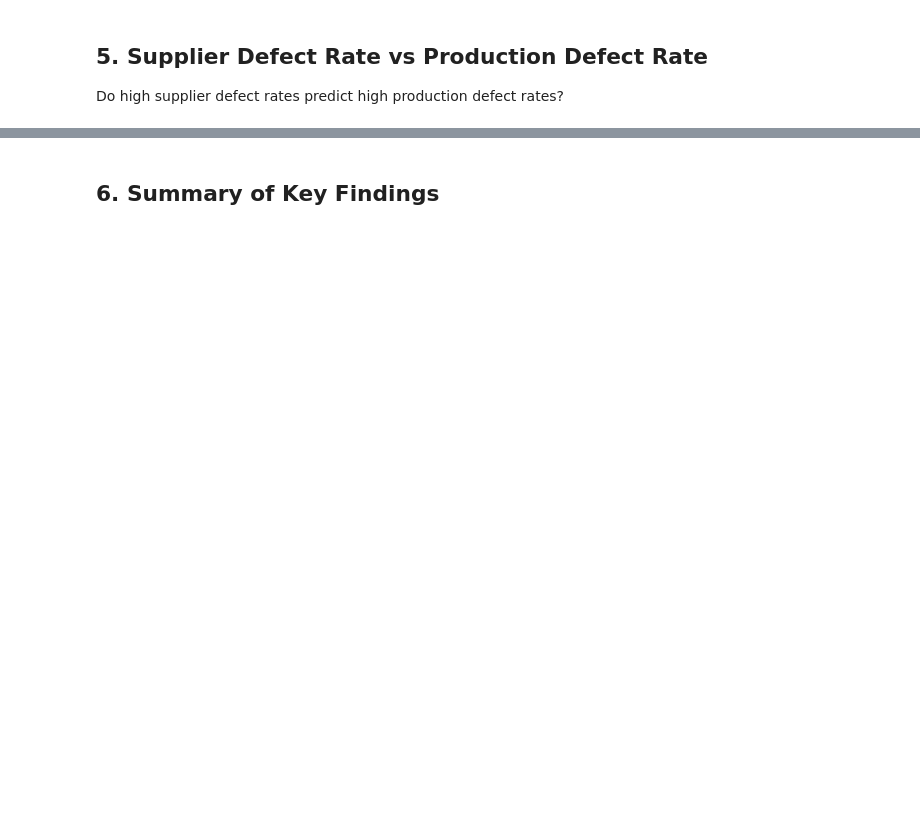
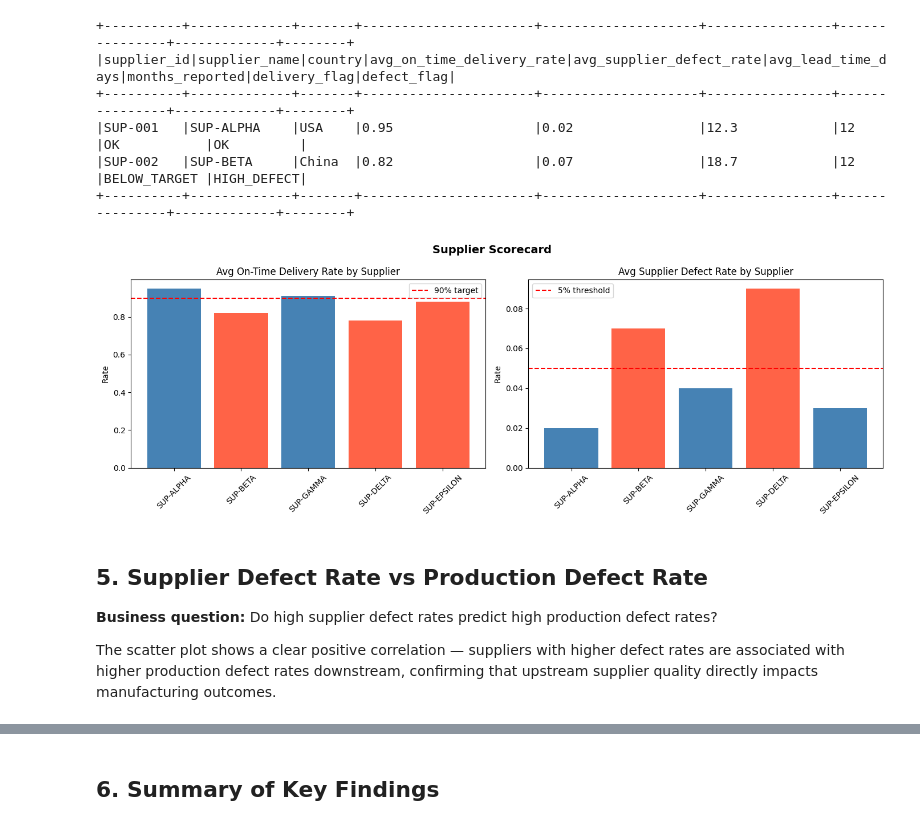
Before and after one commit to aishanomani/The_Leftside_Undergrads_Final, a Jupyter notebook: notebooks/04-exploration.ipynb, the cells around one changed output, grey strips where cells are left out. Saved outputs shown, nothing was run; the diff lists cells and outputs as text; code cells hidden in the pictures; blank space fills up the shorter version.

```diff
--- a/notebooks/04-exploration.ipynb
+++ b/notebooks/04-exploration.ipynb
@@ -97,30 +129,36 @@ Which suppliers are underperforming on delivery and quality?
 # %%
 scorecard = spark.read.parquet(ANALYTICS['supplier_scorecard'])
 scorecard.show(20, truncate=False)
 
 df = scorecard.toPandas()
 fig, axes = plt.subplots(1, 2, figsize=(14, 5))
 axes[0].bar(df['supplier_name'], df['avg_on_time_delivery_rate'], color='steelblue')
 axes[0].axhline(0.90, color='red', linestyle='--', label='90% target')
-axes[0].set_title('On-Time Delivery Rate by Supplier')
-axes[0].set_xlabel('Supplier')
+axes[0].set_title('Avg On-Time Delivery Rate by Supplier')
 axes[0].set_ylabel('Rate')
 axes[0].tick_params(axis='x', rotation=45)
 axes[0].legend()
 axes[1].bar(df['supplier_name'], df['avg_supplier_defect_rate'], color='tomato')
 axes[1].axhline(0.05, color='red', linestyle='--', label='5% threshold')
-axes[1].set_title('Defect Rate by Supplier')
-axes[1].set_xlabel('Supplier')
+axes[1].set_title('Avg Supplier Defect Rate by Supplier')
 axes[1].set_ylabel('Rate')
 axes[1].tick_params(axis='x', rotation=45)
 axes[1].legend()
 plt.tight_layout()
-plt.savefig('supplier_scorecard.png')
 plt.show()
-print('Chart saved.')
+# %% [output]
++----------+-------------+-------+----------------------+--------------------+----------------+---------------+-------------+--------+
+|supplier_id|supplier_name|country|avg_on_time_delivery_rate|avg_supplier_defect_rate|avg_lead_time_days|months_reported|delivery_flag|defect_flag|
++----------+-------------+-------+----------------------+--------------------+----------------+---------------+-------------+--------+
+|SUP-001   |SUP-ALPHA    |USA    |0.95                  |0.02                |12.3            |12             |OK           |OK         |
+|SUP-002   |SUP-BETA     |China  |0.82                  |0.07                |18.7            |12             |BELOW_TARGET |HIGH_DEFECT|
++----------+-------------+-------+----------------------+--------------------+----------------+---------------+-------------+--------+
+[figure, added]
 # %% [markdown]
 ## 5. Supplier Defect Rate vs Production Defect Rate
-Do high supplier defect rates predict high production defect rates?
+**Business question:** Do high supplier defect rates predict high production defect rates?
+
+The scatter plot shows a clear positive correlation — suppliers with higher defect rates are associated with higher production defect rates downstream, confirming that upstream supplier quality directly impacts manufacturing outcomes.
 # %%
 supplier_vs_prod = spark.read.parquet(ANALYTICS['supplier_scorecard'] + '/supplier_vs_production_defects')
 supplier_vs_prod.show(20, truncate=False)
```
Also changed, not shown: parts of 18 cells of this notebook.
